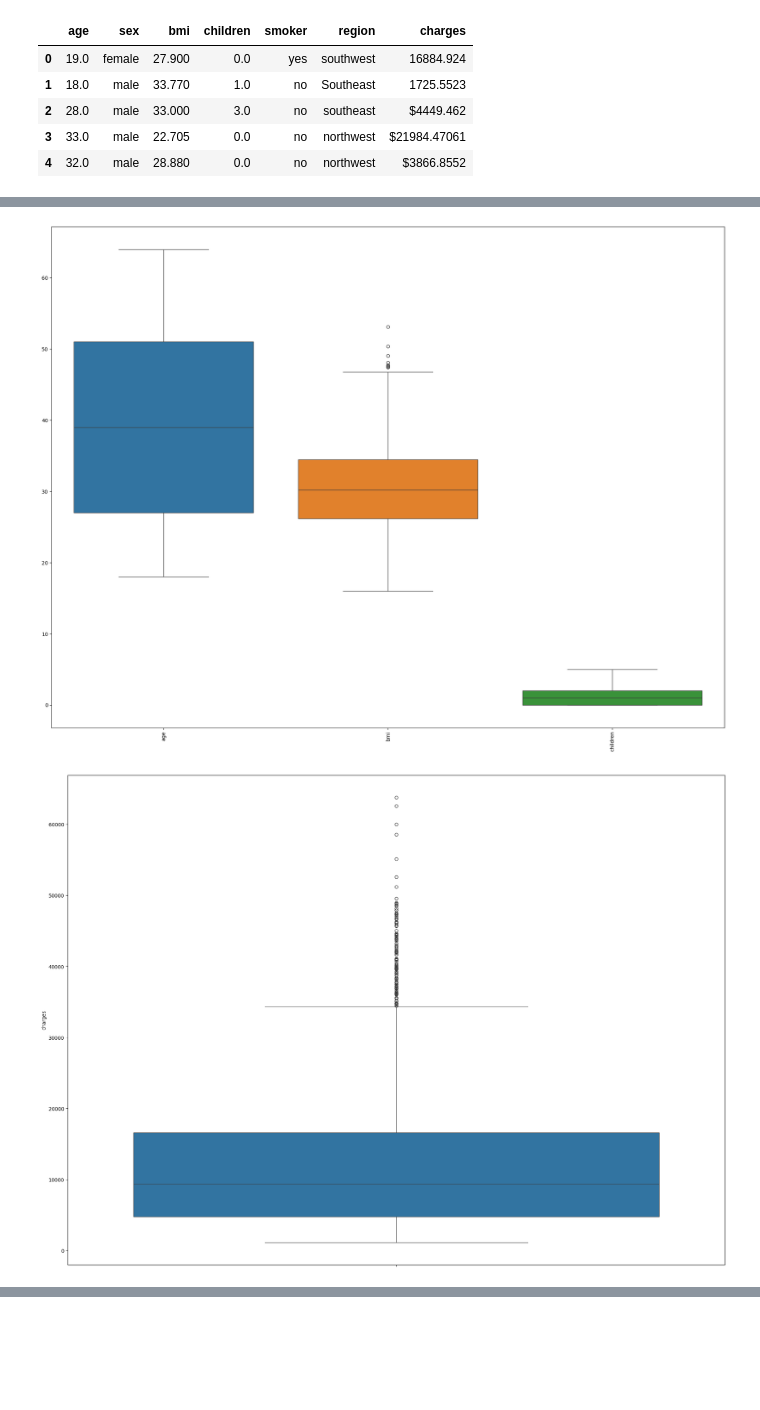
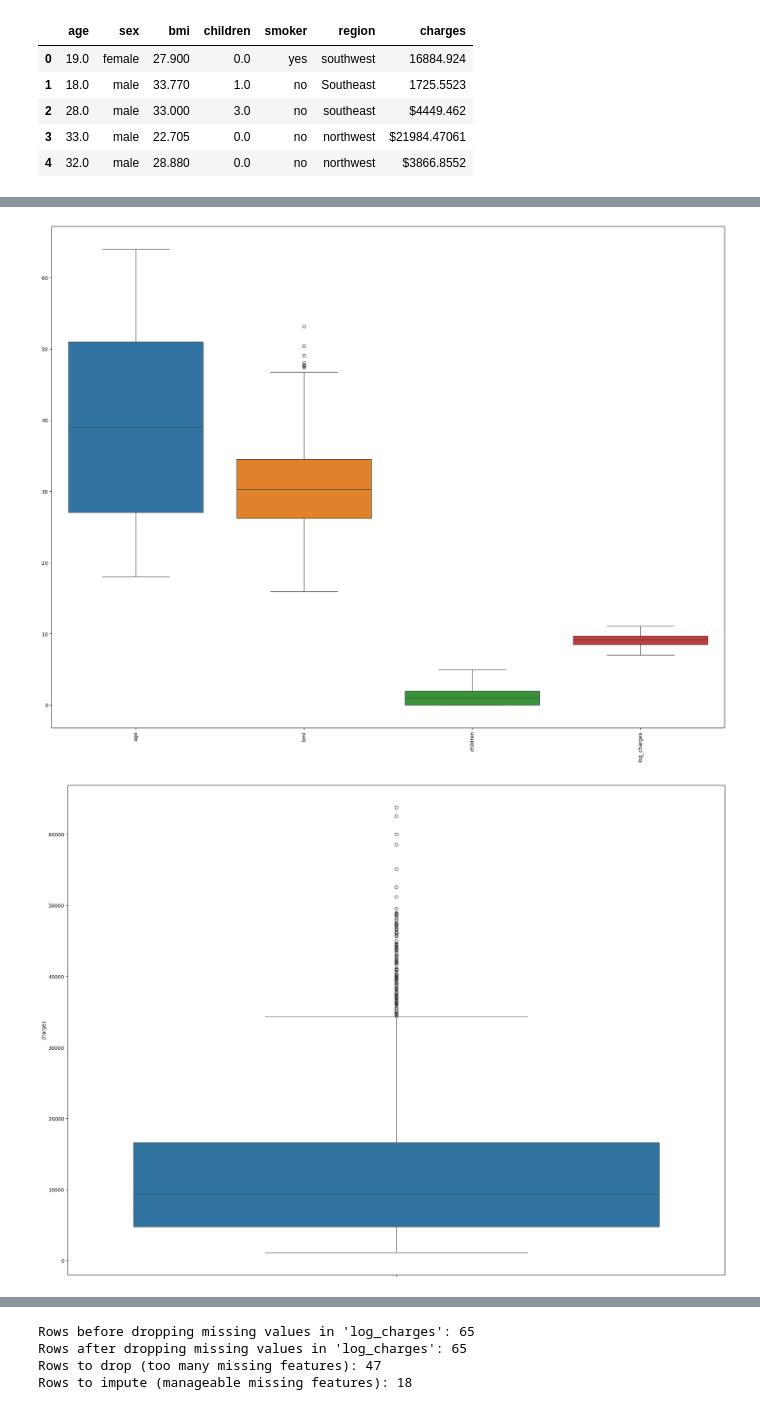
Before and after one commit to Eloise-Barrett/healthcare-insurance-charges, a Jupyter notebook: healthcare_insurance.ipynb, the cells around one changed output, grey strips where cells are left out. Saved outputs shown, nothing was run; the diff lists cells and outputs as text; code cells hidden in the pictures; blank space fills up the shorter version.

Commit message:
Transformed 'charges' column to log scale to reduce the impact of outliers, checked for duplicate rows and started dealing with missing values.

```diff
--- a/healthcare_insurance.ipynb
+++ b/healthcare_insurance.ipynb
@@ -106,8 +106,59 @@ for i in insurance[numerical_cols]:
     print(f"{i}: {len(outliers)} outliers")
 
 # Only 8 outliers in bmi so we will keep them, but we will transform the charges column to reduce the impact of outliers
+#log transform charges to reduce the impact of high value outliers and gain a more bell-shaped distribution
+insurance['log_charges'] = np.log(insurance['charges'])
+
+#Visualize the distribution of charges before and after log transformation
+plt.figure(figsize=(12,5))
+
+plt.subplot(1, 2, 1)
+sns.histplot(insurance['charges'], bins=50)
+plt.title("Original charges")
+
+plt.subplot(1, 2, 2)
+sns.histplot(insurance['log_charges'], bins=50)
+plt.title("Log-transformed charges")
+
+plt.show()
+
+#Check for duplcate rows
+duplicate_rows = insurance[insurance.duplicated()]
+
+print(f"Number of duplicate rows: {duplicate_rows.shape[0]}")
+
+insurance = insurance.drop_duplicates()
 
 #Check for missing values
 print(insurance.isnull().sum())
+
+# Check how many rows have missing values
+na_rows_before = insurance.isna().any(axis=1).sum()
+
+percentage_missing = (na_rows_before / len(insurance)) * 100
+print(f"Percentage of rows with missing values: {percentage_missing:.2f}%") # just under 10%
+
+missing_bool = insurance.isna()
+
+# Plot missing valuesto visualize the missing data
+plt.figure(figsize=(12,6))
+sns.heatmap(missing_bool, cbar=False, cmap='viridis')
+plt.title("Missing Values in DataFrame (True = Missing)")
+plt.xlabel("Columns")
+plt.ylabel("Rows")
+plt.show()
+
+# Drop rows with missing values in 'log_charges' as this is our target variable
+insurance = insurance.dropna(subset=['log_charges'])
+print(f"Rows before dropping missing values in 'log_charges': {na_rows_before}")
+print(f"Rows after dropping missing values in 'log_charges': {insurance.isna().any(axis=1).sum()}")
+
+# Determine how many rows have more than 2 missing values which will be dropped whilst the rest will be imputed
+missing_counts = insurance.isna().sum(axis=1)
+rows_to_drop = insurance[missing_counts > 2]
+rows_to_impute = insurance[(missing_counts > 0) & (missing_counts <= 2)]
+
+print(f"Rows to drop (too many missing features): {len(rows_to_drop)}")
+print(f"Rows to impute (manageable missing features): {len(rows_to_impute)}")
 # %% [output]
 <class 'pandas.core.frame.DataFrame'>
@@ -129,3 +180,3 @@ northeast    308
 Name: count, dtype: int64
-[figure, old version]
+[figure, new version]
 [figure]
@@ -148,0 +206,4 @@ dtype: int64
+Rows before dropping missing values in 'log_charges': 65
+Rows after dropping missing values in 'log_charges': 65
+Rows to drop (too many missing features): 47
+Rows to impute (manageable missing features): 18
```
Also changed, not shown: parts of 1 cell of this notebook.
